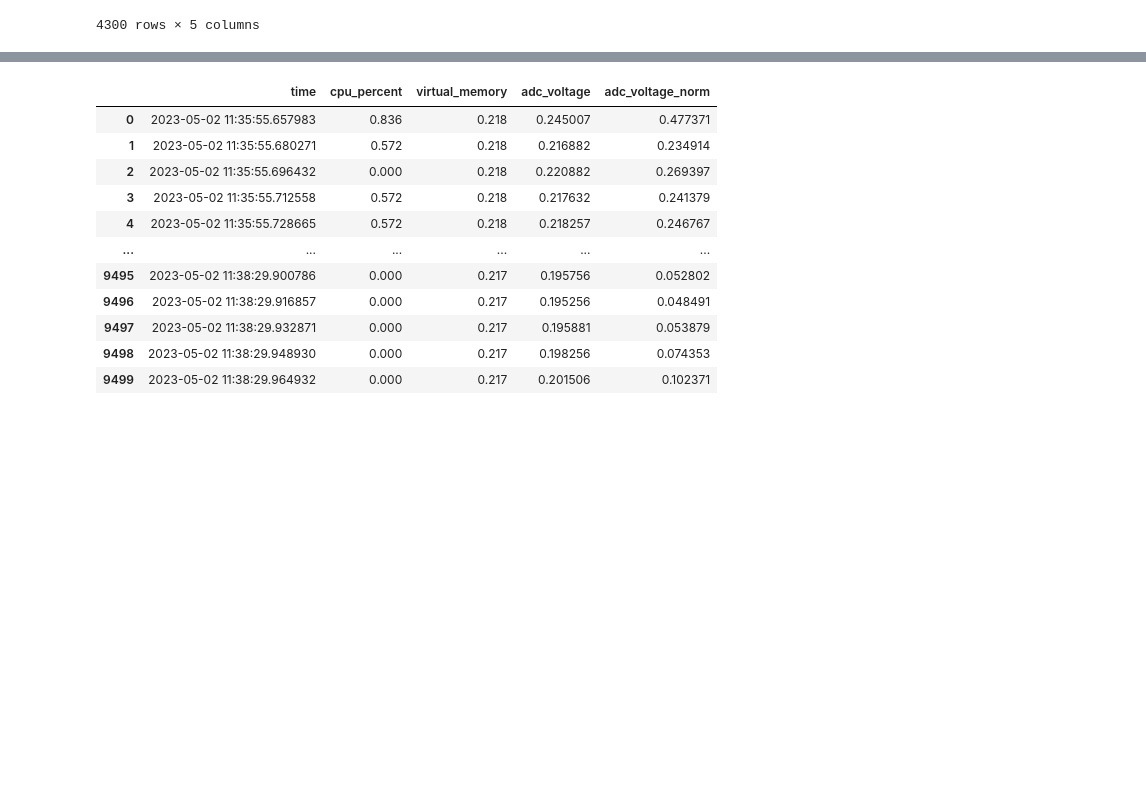
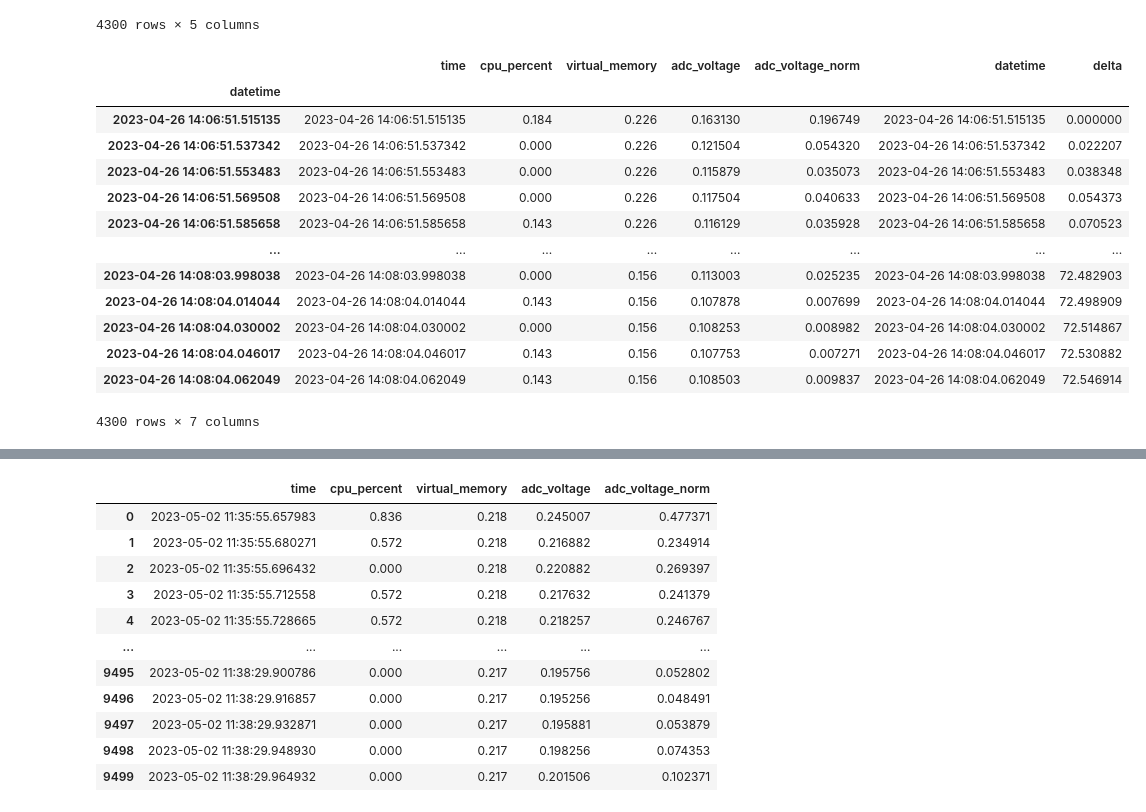
Before and after one commit to radshield/raspi-sel, a Jupyter notebook: analysis/cycles.ipynb, the cells around one changed output, grey strips where cells are left out. Drawn from its saved outputs; the diff is of its cells as text; code cells hidden in the pictures; blank space fills up the shorter version.

```diff
--- a/analysis/cycles.ipynb
+++ b/analysis/cycles.ipynb
@@ -142,4 +142,27 @@ both_df
 | 4298 | 2023-04-26 14:08:04.046017 | 0.143 | 0.156 | 0.107753 | 0.007271 |
 | 4299 | 2023-04-26 14:08:04.062049 | 0.143 | 0.156 | 0.108503 | 0.009837 |
 4300 rows × 5 columns
+# %%
+both_df['datetime'] = pd.to_datetime(both_df['time'])
+
+dt_origin = both_df['datetime'][0]
+both_df['delta'] = both_df['datetime'].apply(lambda dt: (dt - dt_origin).total_seconds())
+
+both_df = both_df.set_index(pd.DatetimeIndex(both_df['datetime']))
+both_df
+# %% [output]
+|  | time | cpu_percent | virtual_memory | adc_voltage | adc_voltage_norm | datetime | delta |
+| datetime |  |  |  |  |  |  |  |
+| 2023-04-26 14:06:51.515135 | 2023-04-26 14:06:51.515135 | 0.184 | 0.226 | 0.163130 | 0.196749 | 2023-04-26 14:06:51.515135 | 0.000000 |
+| 2023-04-26 14:06:51.537342 | 2023-04-26 14:06:51.537342 | 0.000 | 0.226 | 0.121504 | 0.054320 | 2023-04-26 14:06:51.537342 | 0.022207 |
+| 2023-04-26 14:06:51.553483 | 2023-04-26 14:06:51.553483 | 0.000 | 0.226 | 0.115879 | 0.035073 | 2023-04-26 14:06:51.553483 | 0.038348 |
+| 2023-04-26 14:06:51.569508 | 2023-04-26 14:06:51.569508 | 0.000 | 0.226 | 0.117504 | 0.040633 | 2023-04-26 14:06:51.569508 | 0.054373 |
+| 2023-04-26 14:06:51.585658 | 2023-04-26 14:06:51.585658 | 0.143 | 0.226 | 0.116129 | 0.035928 | 2023-04-26 14:06:51.585658 | 0.070523 |
+| ... | ... | ... | ... | ... | ... | ... | ... |
+| 2023-04-26 14:08:03.998038 | 2023-04-26 14:08:03.998038 | 0.000 | 0.156 | 0.113003 | 0.025235 | 2023-04-26 14:08:03.998038 | 72.482903 |
+| 2023-04-26 14:08:04.014044 | 2023-04-26 14:08:04.014044 | 0.143 | 0.156 | 0.107878 | 0.007699 | 2023-04-26 14:08:04.014044 | 72.498909 |
+| 2023-04-26 14:08:04.030002 | 2023-04-26 14:08:04.030002 | 0.000 | 0.156 | 0.108253 | 0.008982 | 2023-04-26 14:08:04.030002 | 72.514867 |
+| 2023-04-26 14:08:04.046017 | 2023-04-26 14:08:04.046017 | 0.143 | 0.156 | 0.107753 | 0.007271 | 2023-04-26 14:08:04.046017 | 72.530882 |
+| 2023-04-26 14:08:04.062049 | 2023-04-26 14:08:04.062049 | 0.143 | 0.156 | 0.108503 | 0.009837 | 2023-04-26 14:08:04.062049 | 72.546914 |
+4300 rows × 7 columns
 # %%
```
Also changed, not shown: parts of 2 cells of this notebook, 1 other file.
